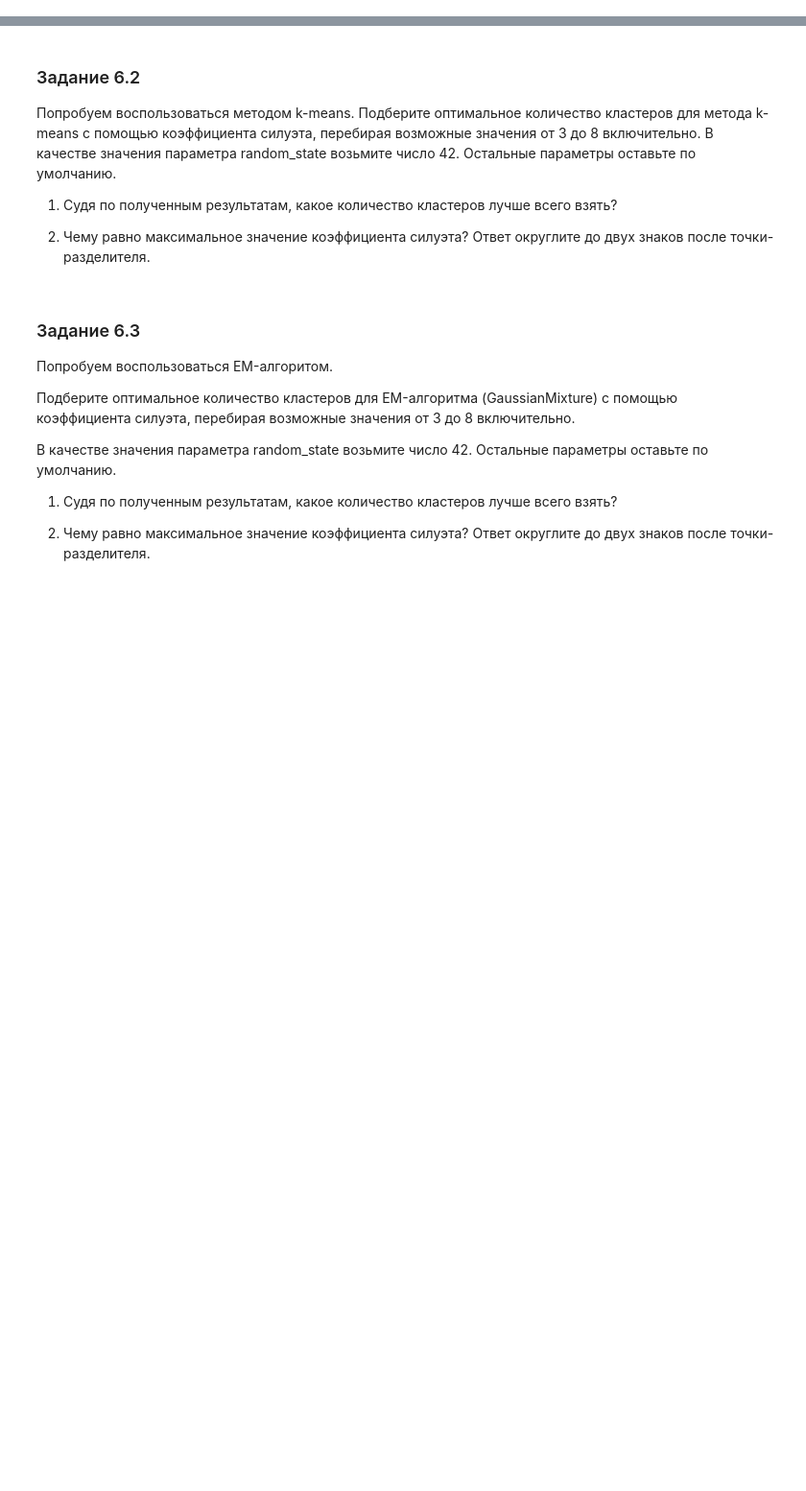
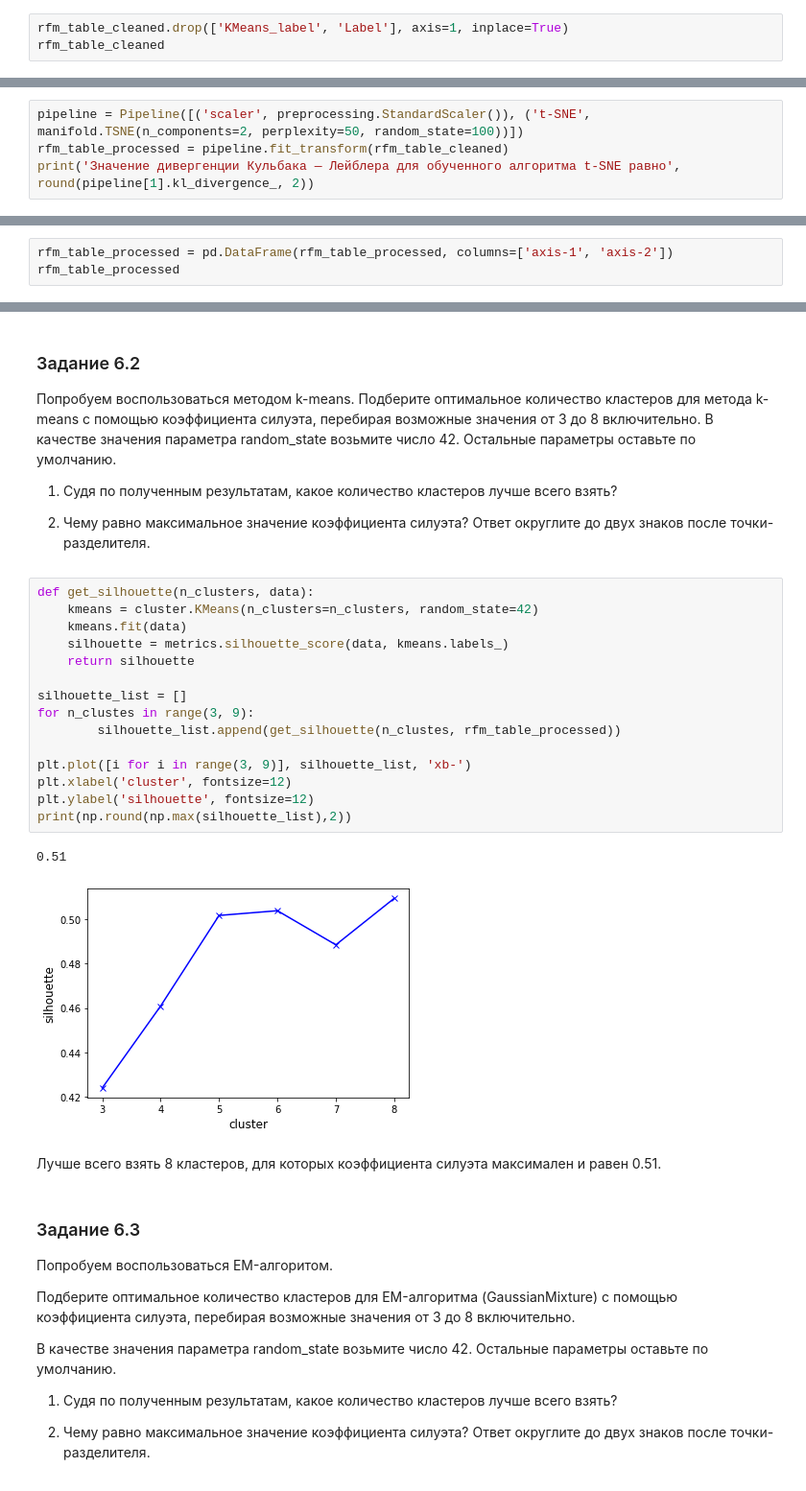
Before and after one commit to Nadarsa/sf_data_science, a Jupyter notebook: PROJECT-6/Project-6. Ноутбук-шаблон.ipynb, the cells around one changed output, grey strips where cells are left out. Shown at 96% size. Saved outputs shown, nothing was run; the diff lists cells and outputs as text; blank space fills up the shorter version.

```diff
--- a/PROJECT-6/Project-6. Ноутбук-шаблон.ipynb
+++ b/PROJECT-6/Project-6. Ноутбук-шаблон.ipynb
@@ -1219,3 +1219,6 @@ plot_cluster_profile(rfm_table_cleaned_grouped, 3)
 Напомним, что дивергенция Кульбака-Лейблера - это функция потерь, которая минимизируется при обучения алгоритма t-SNE. Она показывает меру расстояния между двумя распределениями.
 
 Оптимальное значение данной характеристики, найденное в процессе обучения алгоритма t-SNE, хранится в атрибуте kl_divergence_ объекта класса TSNE из библиотеки sklearn. Конечно же, предварительно модель необходимо обучить, чтобы получить это значение.
+# %%
+rfm_table_cleaned.drop(['KMeans_label', 'Label'], axis=1, inplace=True)
+rfm_table_cleaned
@@ -1221,0 +1240,4 @@ plot_cluster_profile(rfm_table_cleaned_grouped, 3)
+# %%
+pipeline = Pipeline([('scaler', preprocessing.StandardScaler()), ('t-SNE', manifold.TSNE(n_components=2, perplexity=50, random_state=100))])
+rfm_table_processed = pipeline.fit_transform(rfm_table_cleaned)
+print('Значение дивергенции Кульбака — Лейблера для обученного алгоритма t-SNE равно', round(pipeline[1].kl_divergence_, 2))
@@ -1222,2 +1246,5 @@ plot_cluster_profile(rfm_table_cleaned_grouped, 3)
 # %% [markdown]
 Визуализировав пространство после декомпозиции с помощью t-SNE, мы получим следующую картину:
+# %%
+rfm_table_processed = pd.DataFrame(rfm_table_processed, columns=['axis-1', 'axis-2'])
+rfm_table_processed
@@ -1237,6 +1280,26 @@ sns.scatterplot(data=rfm_table_processed, x='axis-1', y='axis-2');
 1) Судя по полученным результатам, какое количество кластеров лучше всего взять?
 
 2) Чему равно максимальное значение коэффициента силуэта? Ответ округлите до двух знаков после точки-разделителя.
+# %%
+def get_silhouette(n_clusters, data):
+    kmeans = cluster.KMeans(n_clusters=n_clusters, random_state=42)
+    kmeans.fit(data)
+    silhouette = metrics.silhouette_score(data, kmeans.labels_)
+    return silhouette
+
+silhouette_list = []
+for n_clustes in range(3, 9):
+        silhouette_list.append(get_silhouette(n_clustes, rfm_table_processed))
+
+plt.plot([i for i in range(3, 9)], silhouette_list, 'xb-')
+plt.xlabel('cluster', fontsize=12)
+plt.ylabel('silhouette', fontsize=12)
+print(np.round(np.max(silhouette_list),2))
+# %% [output]
+0.51
+[figure, added]
+# %% [markdown]
+Лучше всего взять 8 кластеров, для которых коэффициента силуэта максимален и равен 0.51.
 # %% [markdown]
 ### Задание 6.3
 Попробуем воспользоваться EM-алгоритом.
```
Also changed, not shown: parts of 13 cells of this notebook.
